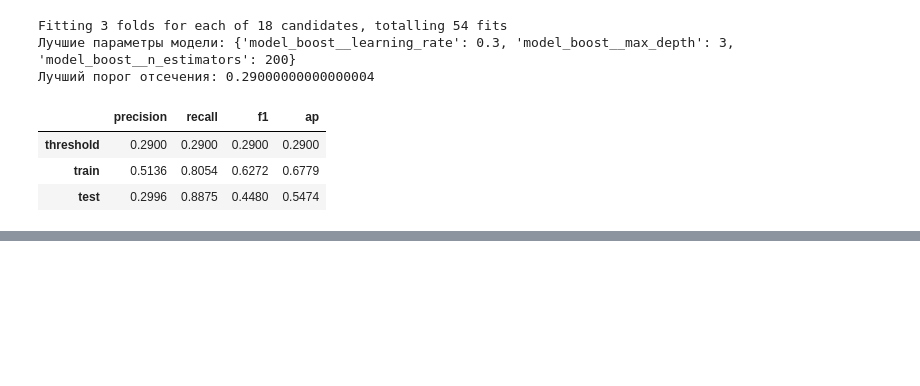
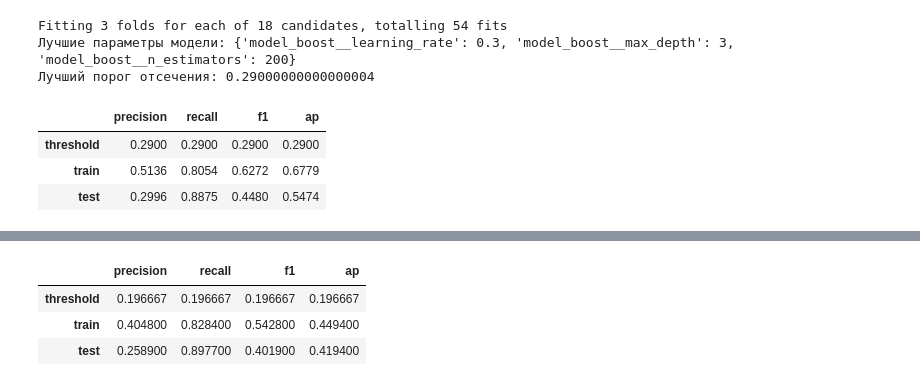
Before and after one commit to lovilitar/prediction_success_delivery, a Jupyter notebook: notebook/model_boosting.ipynb, the cells around one changed output, grey strips where cells are left out. Saved outputs shown, nothing was run; the diff lists cells and outputs as text; code cells hidden in the pictures; blank space fills up the shorter version.

```diff
--- a/notebook/model_boosting.ipynb
+++ b/notebook/model_boosting.ipynb
@@ -471,0 +511,4 @@ Fitting 3 folds for each of 18 candidates, totalling 54 fits
+# %%
+feature_name = ['delivery_point', 'rasstoyanie', 'region_zagruzki', 'lat_zagruzki', 'lng_zagruzki', 'region_vygruzki', 'lat_vygruzki', 'lng_vygruzki', 'date_create', 'tonnazh', 'obem_znt', 'kolvo_gruzovykh_mest', 'lt_stoimost_perevozki']
+
+x_train, y_train, x_test, y_test, x_subset, y_subset = TrainTestPreparer(feature_columns=feature_name).prepare(df)
@@ -471,0 +553,15 @@ Fitting 3 folds for each of 18 candidates, totalling 54 fits
+# %%
+categorical_columns = ['distance_group', 'cost_group', 'region_zagruzki', 'region_vygruzki']
+
+features = ['delivery_point', 'region_zagruzki', 'lat_zagruzki', 'lng_zagruzki',
+            'region_vygruzki', 'lat_vygruzki', 'lng_vygruzki', 'month', 'planned_delivery_days',
+            'geo_rasstoyanie_km', 'distance_group', 'tonnazh_group', 'cost_group',
+            'rasstoyanie', 'tonnazh', 'lt_stoimost_perevozki']
+
+pipe_xgboost = Pipeline(steps=[
+    ('cast_category', CategoricalTypeCaster(categorical_columns=categorical_columns)),
+    ('selection', FeatureSelection(features=features)),
+    ('model', XGBClassifier(enable_categorical=True))
+])
+# %%
+pipe_xgboost.fit(x_subset, y_subset)
@@ -471,0 +629,71 @@ Fitting 3 folds for each of 18 candidates, totalling 54 fits
+# %%
+thresholds = np.linspace(0.1, 0.9, 81)
+
+best_thresholds = []
+best_auc_scores = []
+best_f1 = []
+best_precision = []
+best_recall = []
+
+for train_idx, val_idx in tss.split(x_train):
+    X_train_thresh, X_val_thresh = x_train.iloc[train_idx], x_train.iloc[val_idx]
+    y_train_thresh, y_val_thresh = y_train.iloc[train_idx], y_train.iloc[val_idx]
+
+    best_model.fit(X_train_thresh, y_train_thresh)
+    val_probs = best_model.predict_proba(X_val_thresh)[:, 1]
+
+    precision_scores = []
+    recall_scores = []
+    f1_scores = []
+
+    for thresh in thresholds:
+        val_pred = (val_probs >= thresh).astype(int)
+        precision_train, recall_train, f1_train, _ = precision_recall_fscore_support(
+            y_val_thresh, val_pred, average='binary'
+        )
+        precision_scores.append(precision_train)
+        recall_scores.append(recall_train)
+        f1_scores.append(f1_train)
+
+    best_idx = np.argmax(f1_scores)
+    best_thresholds.append(thresholds[best_idx])
+    best_precision.append(precision_scores[best_idx])
+    best_recall.append(recall_scores[best_idx])
+    best_f1.append(f1_scores[best_idx])
+
+    best_auc_scores.append(average_precision_score(y_val_thresh, val_probs))
+
+optimal_threshold = np.mean(best_thresholds)
+optimal_precision = np.mean(best_precision)
+optimal_recall = np.mean(best_recall)
+optimal_f1 = np.mean(best_f1)
+optimal_auc = np.mean(best_auc_scores)
+
+
+y_test_proba = best_model.predict_proba(x_test)[:, 1]
+
+y_best_test_pred = (y_test_proba >= optimal_threshold).astype(int)
+precision_test, recall_test, f1_test, _ = precision_recall_fscore_support(
+    y_test, y_best_test_pred, average='binary'
+)
+auc_fr_test = average_precision_score(y_test, y_test_proba)
+
+results = {
+    'threshold': optimal_threshold,
+    'train': {
+        'precision': round(optimal_precision, 4),
+        'recall': round(optimal_recall, 4),
+        'f1': round(optimal_f1, 4),
+        'ap': round(optimal_auc, 4)
+    },
+    'test': {
+        'precision': round(precision_test, 4),
+        'recall': round(recall_test, 4),
+        'f1': round(f1_test, 4),
+        'ap': round(auc_fr_test, 4)
+    }
+}
+
+df_result = pd.DataFrame(results).T
+df_result
+# %% [output]
@@ -471,0 +717,4 @@ Fitting 3 folds for each of 18 candidates, totalling 54 fits
+|  | precision | recall | f1 | ap |
+| threshold | 0.196667 | 0.196667 | 0.196667 | 0.196667 |
+| train | 0.404800 | 0.828400 | 0.542800 | 0.449400 |
+| test | 0.258900 | 0.897700 | 0.401900 | 0.419400 |
```
Also changed, not shown: parts of 17 cells of this notebook, 4 other files.
